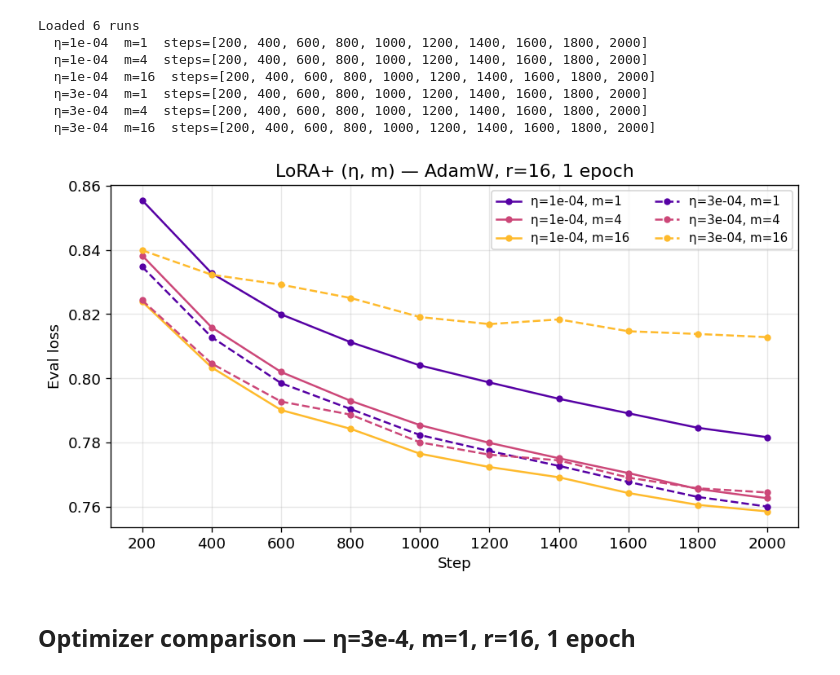
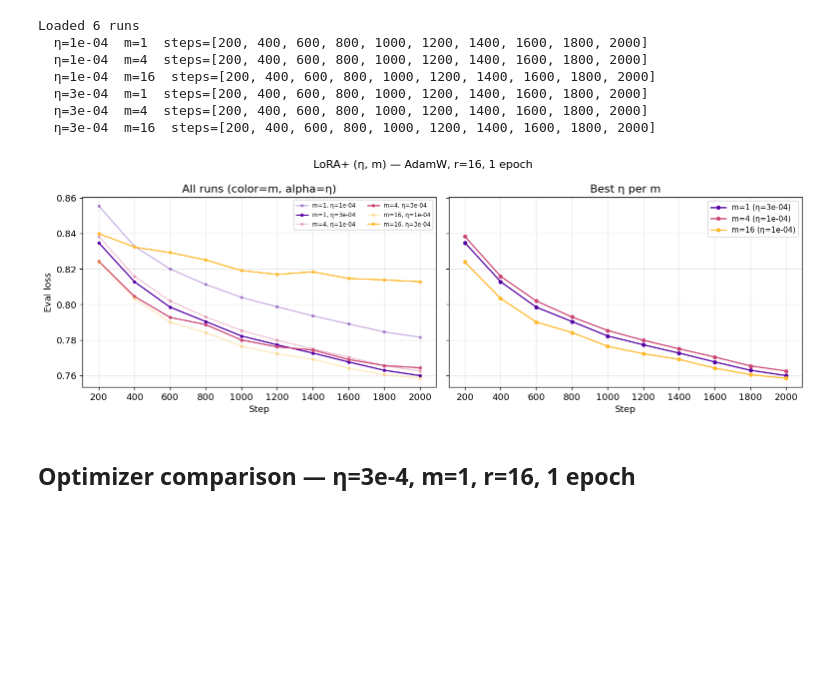
Before and after one commit to nikhilgsh/lora-optimizers, a Jupyter notebook: notebooks/sweep_analysis.ipynb, the cells around one changed output. Saved outputs shown, nothing was run; the diff lists cells and outputs as text; code cells hidden in the pictures; blank space fills up the shorter version.

```diff
--- a/notebooks/sweep_analysis.ipynb
+++ b/notebooks/sweep_analysis.ipynb
@@ -78,31 +78,57 @@ Loaded 6 runs
   η=3e-04  m=4  steps=[200, 400, 600, 800, 1000, 1200, 1400, 1600, 1800, 2000]
   η=3e-04  m=16  steps=[200, 400, 600, 800, 1000, 1200, 1400, 1600, 1800, 2000]
 # %%
-fig, ax = plt.subplots(figsize=(8, 4.5))
+M_COLORS = {1: plt.cm.plasma(0.15), 4: plt.cm.plasma(0.50), 16: plt.cm.plasma(0.85)}
 
-m_colors = {1: plt.cm.plasma(0.15), 4: plt.cm.plasma(0.50), 16: plt.cm.plasma(0.85)}
-lr_styles = {1e-4: "-", 3e-4: "--"}
+LRS = sorted({cfg["lr"] for cfg, _ in lp_runs})
+lr_alphas = {lr: 0.3 + 0.7 * i / max(len(LRS) - 1, 1) for i, lr in enumerate(LRS)}
 
-for cfg, evs in sorted(lp_runs, key=lambda x: (x[0]["lr"], x[0].get("lora_plus_multiplier", 1))):
+fig, axes = plt.subplots(1, 2, figsize=(13, 4.5), sharey=True)
+
+# Left: all runs (color=m, alpha=η)
+ax = axes[0]
+for cfg, evs in sorted(lp_runs, key=lambda x: (x[0].get("lora_plus_multiplier", 1), x[0]["lr"])):
     lr = cfg["lr"]
     m = int(round(cfg.get("lora_plus_multiplier", 1.0)))
     steps = [e["step"] for e in evs]
     losses = [e["eval_loss"] for e in evs]
-    ls = lr_styles.get(lr, "-")
-    color = m_colors.get(m, "grey")
-    label = f"η={lr:.0e}, m={m}"
-    ax.plot(steps, losses, ls=ls, color=color, marker="o", markersize=4, label=label)
+    ax.plot(steps, losses,
+            color=M_COLORS.get(m, "grey"),
+            alpha=lr_alphas[lr],
+            marker="o", markersize=3,
+            label=f"m={m}, η={lr:.0e}")
+ax.set_xlabel("Step"); ax.set_ylabel("Eval loss")
+ax.grid(True, alpha=0.3)
+ax.xaxis.set_major_locator(ticker.MultipleLocator(200))
+ax.set_title("All runs (color=m, alpha=η)")
+ax.legend(ncol=2, fontsize=7, loc="upper right")
 
+# Right: best η per m
+ax = axes[1]
+best_per_m = {}
+for cfg, evs in lp_runs:
+    m = int(round(cfg.get("lora_plus_multiplier", 1.0)))
+    fl = evs[-1]["eval_loss"]
+    if m not in best_per_m or fl < best_per_m[m][2]:
+        best_per_m[m] = (cfg, evs, fl)
+for m, (cfg, evs, _) in sorted(best_per_m.items()):
+    steps = [e["step"] for e in evs]
+    losses = [e["eval_loss"] for e in evs]
+    ax.plot(steps, losses,
+            color=M_COLORS.get(m, "grey"),
+            marker="o", markersize=4,
+            label=f"m={m} (η={cfg['lr']:.0e})")
 ax.set_xlabel("Step")
-ax.set_ylabel("Eval loss")
-ax.legend(ncol=2, fontsize=9)
+ax.grid(True, alpha=0.3)
 ax.xaxis.set_major_locator(ticker.MultipleLocator(200))
-ax.grid(True, alpha=0.3)
-ax.set_title("LoRA+ (η, m) — AdamW, r=16, 1 epoch")
+ax.set_title("Best η per m")
+ax.legend(fontsize=9)
+
+fig.suptitle("LoRA+ (η, m) — AdamW, r=16, 1 epoch")
 fig.tight_layout()
 plt.show()
 # %% [output]
-[figure, old version]
+[figure, new version]
 # %% [markdown]
 ## Optimizer comparison — η=3e-4, m=1, r=16, 1 epoch
 # %%
```
Also changed, not shown: parts of 9 cells of this notebook, 2 other files.
